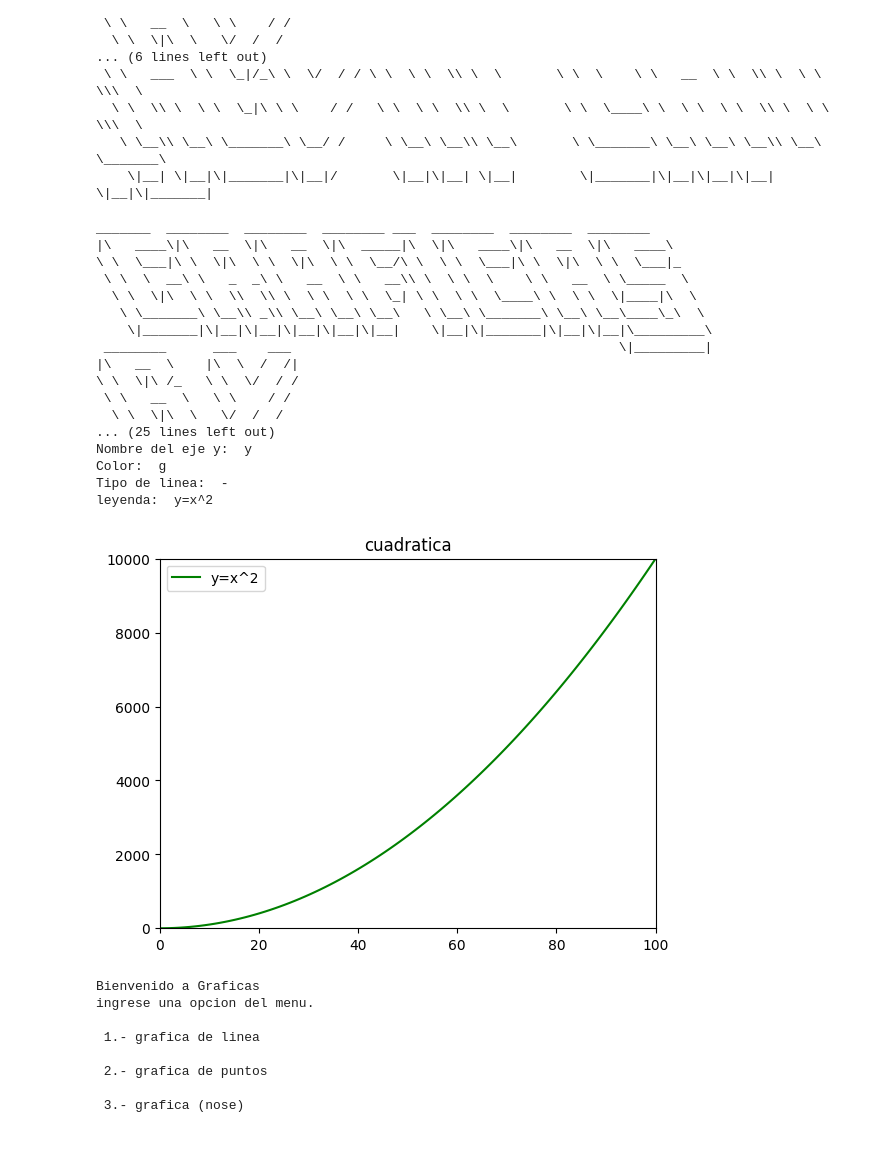
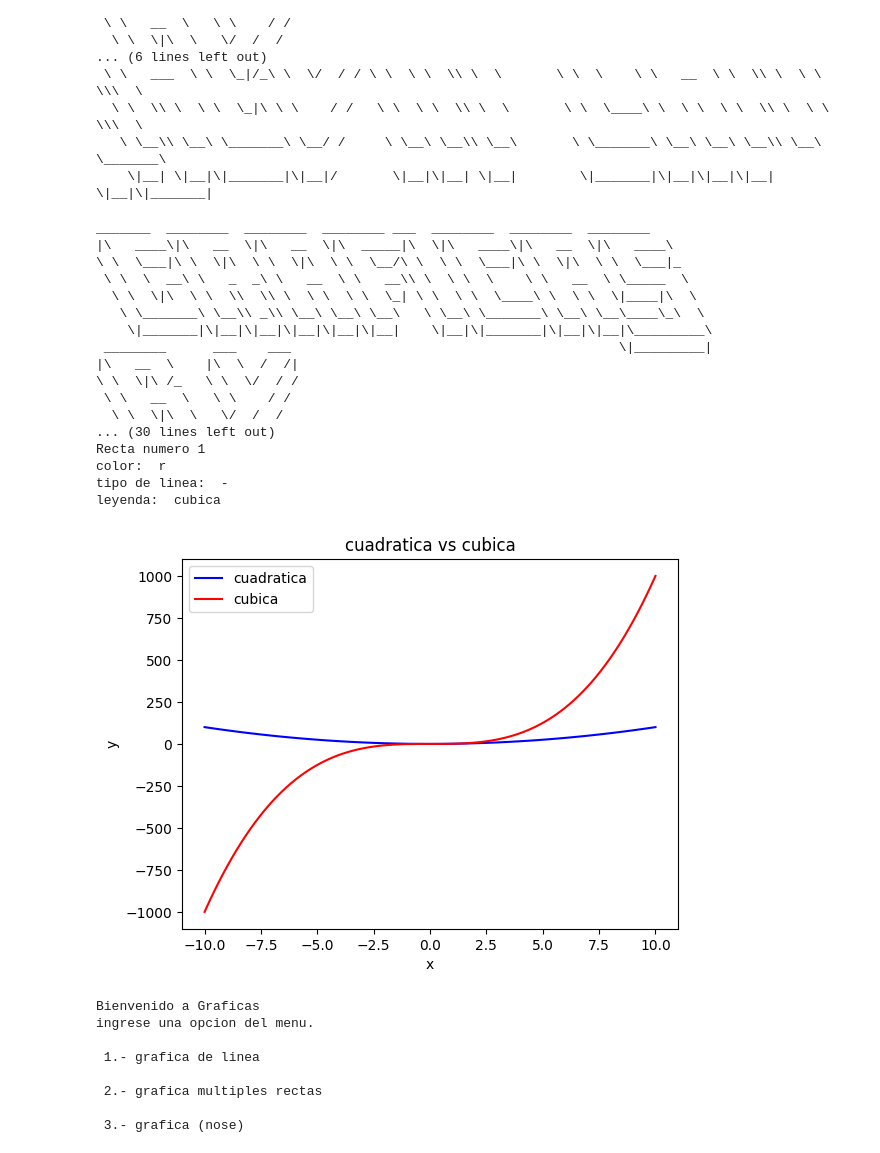
Before and after one commit to KevinCanoZepeda/Proyectos, a Jupyter notebook: graficos.ipynb, the cells around one changed output. Saved outputs shown, nothing was run; the diff lists cells and outputs as text; code cells hidden in the pictures.

Commit message:
Se agrego el metodo de graficar varias rectas, se arreglaron errores de las graficas; pendiente agregar datos mediante pandas.

```diff
--- a/graficos.ipynb
+++ b/graficos.ipynb
@@ -36,7 +36,7 @@ def menu(datos):
         print('Bienvenido a Graficas')
         print("""ingrese una opcion del menu.
                 \n 1.- grafica de linea
-                \n 2.- grafica de puntos
+                \n 2.- grafica multiples rectas
                 \n 3.- grafica (nose)""")
         opcion = input('')
         if opcion == '1':
@@ -56,6 +56,28 @@ def menu(datos):
                                'leyenda': leyenda}
             grafica1 = GraficaLinea(datos,especificaciones)
             grafica1.graficar()
+            break
+        if opcion == '2':
+            print('Has elegido grafico de multiples rectas')
+            print('ingresa las especificaciones de las graficas')
+            especificaciones = []
+            titulo = input('Titulo: ')
+            eje_x = input('Nombre del eje x: ')
+            eje_y = input('Nombre del eje y: ')
+            for n in range(len(datos)):
+                print('Recta numero', n)
+                color = input('color: ')
+                tipo_linea = input('tipo de linea: ')
+                leyenda = input('leyenda: ')
+                especificaciones_n = {'titulo': titulo,
+                               'color': color,
+                               'ejex': eje_x,
+                               'ejey': eje_y,
+                               'tipo_linea':tipo_linea,
+                               'leyenda': leyenda}
+                especificaciones.append(especificaciones_n)
+            grafica2 = GraficaLinea(datos,especificaciones)
+            grafica2.graficar_multiples()
 # %% [output]
 _______  ________  ________  ________ ___  ________  ________  ________
 |\   ____\|\   __  \|\   __  \|\  _____|\  \|\   ____\|\   __  \|\   ____\
@@ -107,37 +148,39 @@ class GraficaLinea:
 # %%
-def lineal():
+def lineal(n):
     from numpy import linspace
-    data = linspace(0,100,100)
+    data = linspace(-10,10,100)
     lista = []
     for i in data:
-        lista.append((i,i**2))
+        lista.append((i,i**n))
     return lista
-datos = lineal()
+datos = []
+datos.append(lineal(2))
+datos.append(lineal(3))
 menu(datos)
 # %% [output]
 _______  ________  ________  ________ ___  ________  ________  ________
 |\   ____\|\   __  \|\   __  \|\  _____|\  \|\   ____\|\   __  \|\   ____\
 \ \  \___|\ \  \|\  \ \  \|\  \ \  \__/\ \  \ \  \___|\ \  \|\  \ \  \___|_
  \ \  \  __\ \   _  _\ \   __  \ \   __\\ \  \ \  \    \ \   __  \ \_____  \
   \ \  \|\  \ \  \\  \\ \  \ \  \ \  \_| \ \  \ \  \____\ \  \ \  \|____|\  \
    \ \_______\ \__\\ _\\ \__\ \__\ \__\   \ \__\ \_______\ \__\ \__\____\_\  \
     \|_______|\|__|\|__|\|__|\|__|\|__|    \|__|\|_______|\|__|\|__|\_________\
  ________      ___    ___                                          \|_________|
 |\   __  \    |\  \  /  /|
 \ \  \|\ /_   \ \  \/  / /
  \ \   __  \   \ \    / /
   \ \  \|\  \   \/  /  /
-... (25 lines left out)
-Nombre del eje y:  y
-Color:  g
-Tipo de linea:  -
-leyenda:  y=x^2
+... (30 lines left out)
+Recta numero 1
+color:  r
+tipo de linea:  -
+leyenda:  cubica
-[figure, old version]
+[figure, new version]
 Bienvenido a Graficas
 ingrese una opcion del menu.
 
  1.- grafica de linea
 
- 2.- grafica de puntos
+ 2.- grafica multiples rectas
 
  3.- grafica (nose)
```
Also changed, not shown: parts of 1 cell of this notebook.
